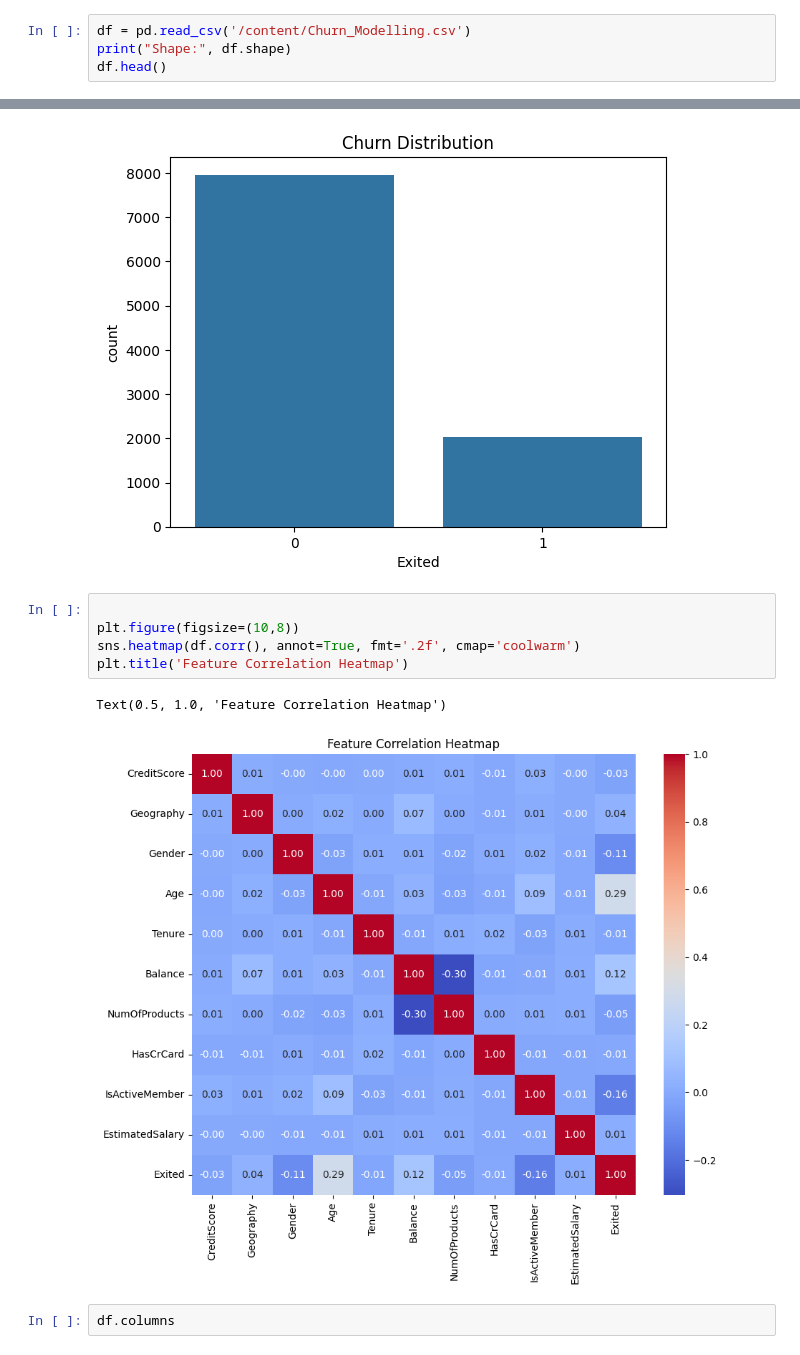
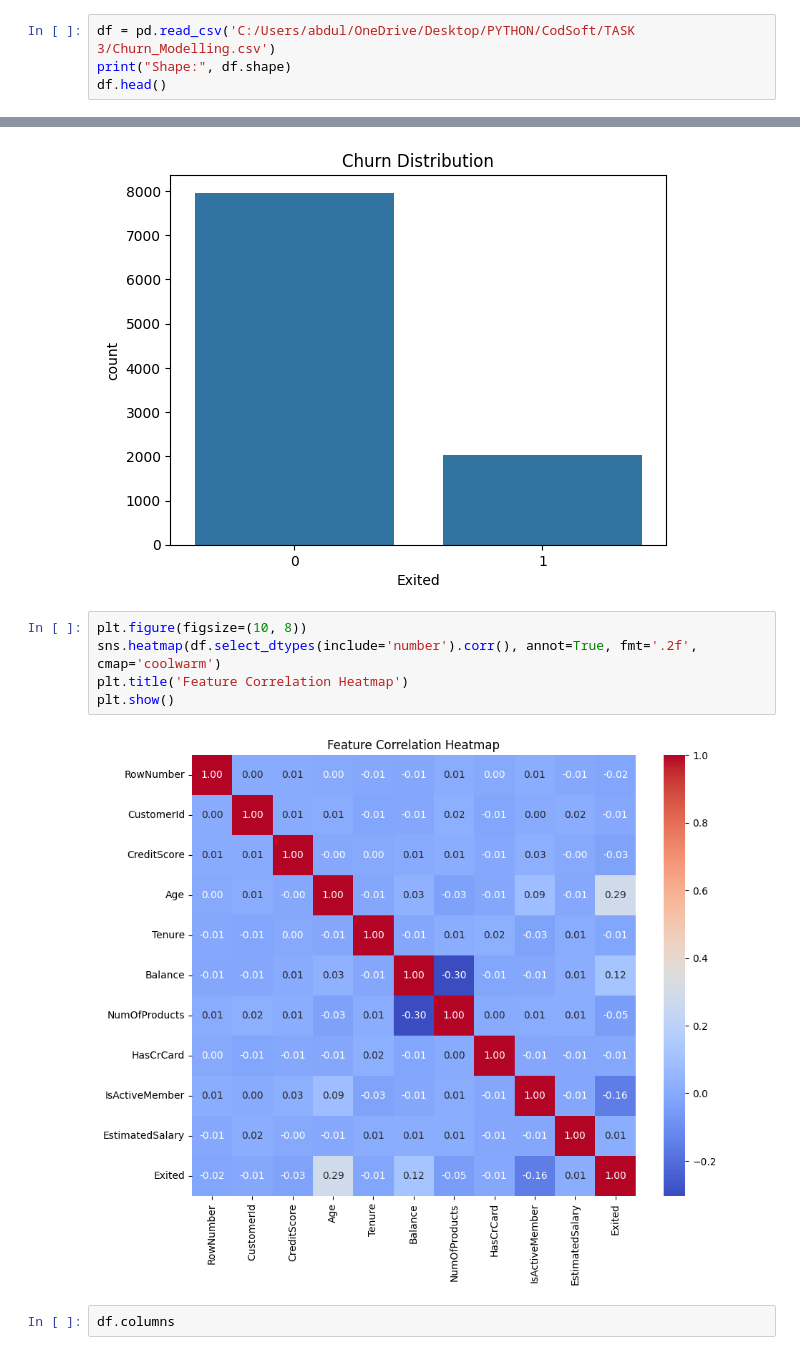
Before and after one commit to Ahad0p/CODSOFT, a Jupyter notebook: TASK 3/task3.ipynb, the cells around one changed output, grey strips where cells are left out. Saved outputs shown, nothing was run; the diff lists cells and outputs as text.

Commit message:
task 3 completed'

```diff
--- a/TASK 3/task3.ipynb
+++ b/TASK 3/task3.ipynb
@@ -23,5 +22,5 @@ Requirement already satisfied: scipy in /usr/local/lib/python3.11/dist-packages
 # %%
-df = pd.read_csv('/content/Churn_Modelling.csv')
+df = pd.read_csv('C:/Users/abdul/OneDrive/Desktop/PYTHON/CodSoft/TASK 3/Churn_Modelling.csv')
 print("Shape:", df.shape)
 df.head()
 # %% [output]
@@ -39,13 +38,12 @@ plt.title('Churn Distribution')
 Text(0.5, 1.0, 'Churn Distribution')
 [figure]
 # %%
-
-plt.figure(figsize=(10,8))
-sns.heatmap(df.corr(), annot=True, fmt='.2f', cmap='coolwarm')
+plt.figure(figsize=(10, 8))
+sns.heatmap(df.select_dtypes(include='number').corr(), annot=True, fmt='.2f', cmap='coolwarm')
 plt.title('Feature Correlation Heatmap')
+plt.show()
 # %% [output]
-Text(0.5, 1.0, 'Feature Correlation Heatmap')
-[figure, old version]
+[figure, new version]
 # %%
 df.columns
 # %% [output]
```
Also changed, not shown: parts of 6 cells of this notebook.
